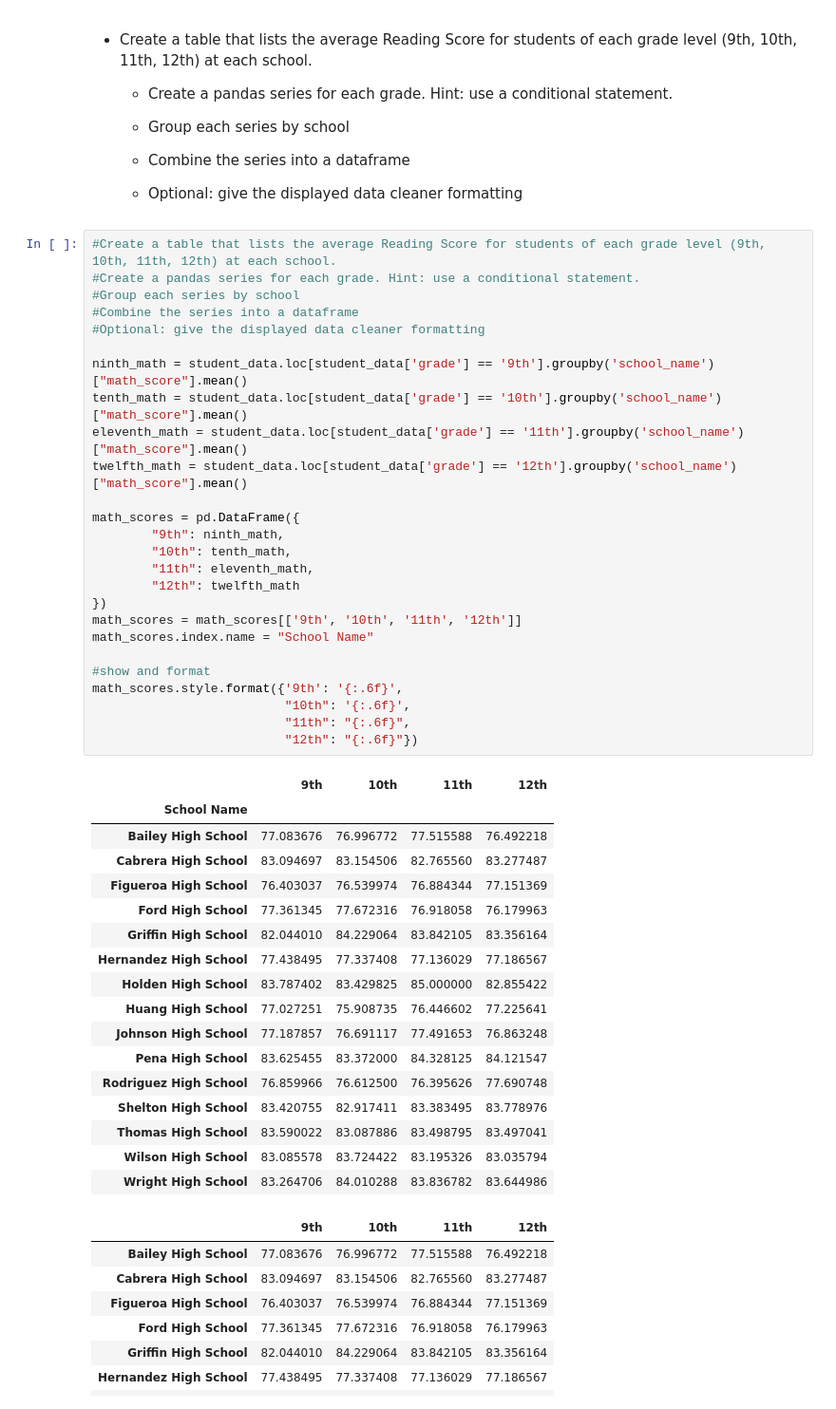
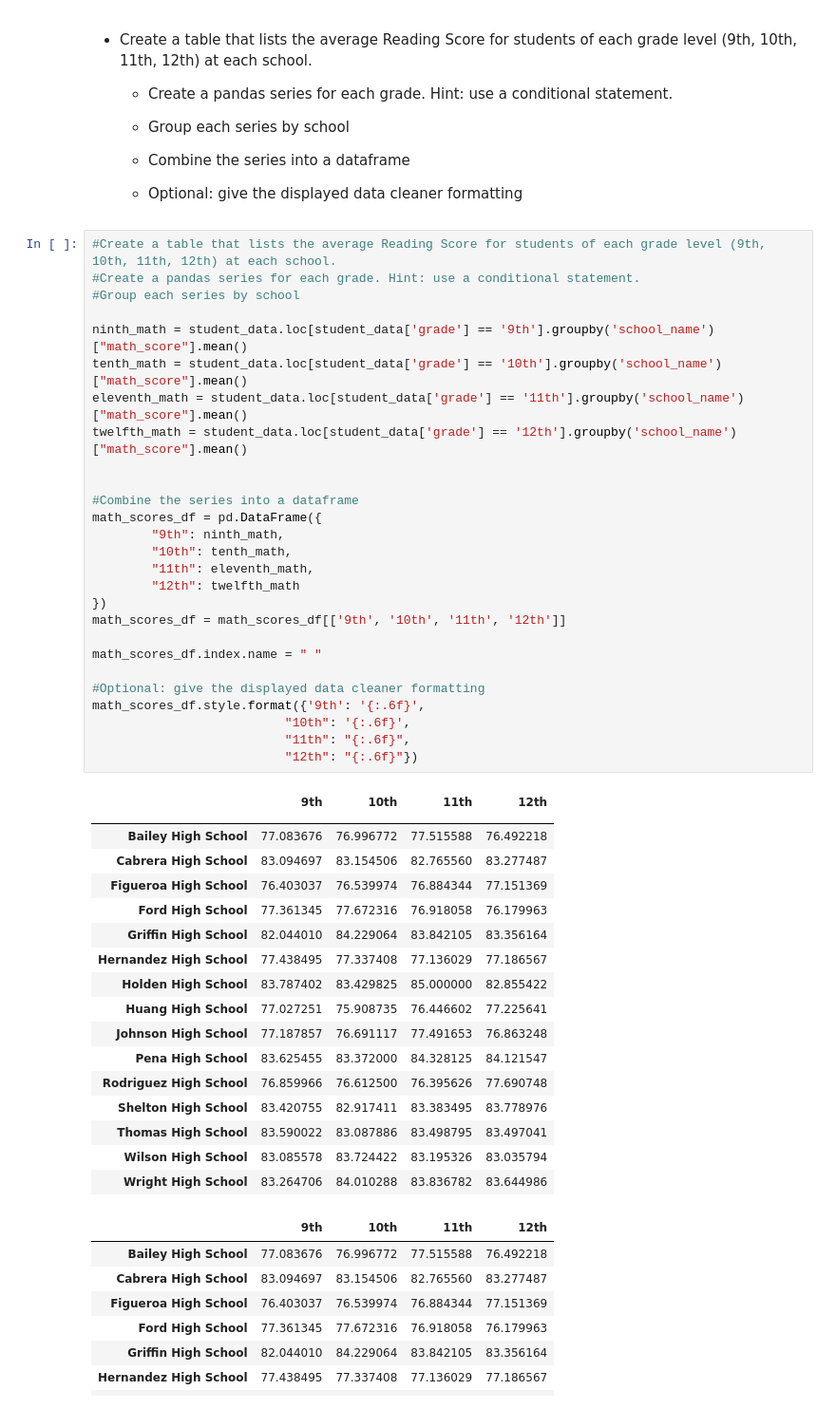
Before and after one commit to CGrant109/Pandas-Challenge, a Jupyter notebook: PyCitySchools/Instructions/PyCitySchools/PyCitySchools_starter.ipynb, the cells around one changed output. Shown at 95% size. Drawn from its saved outputs; the diff is of its cells as text.

```diff
--- a/PyCitySchools/Instructions/PyCitySchools/PyCitySchools_starter.ipynb
+++ b/PyCitySchools/Instructions/PyCitySchools/PyCitySchools_starter.ipynb
@@ -346,32 +344,33 @@ bottom_perform.style.format({'Total Students': '{: }',
 # %%
 #Create a table that lists the average Reading Score for students of each grade level (9th, 10th, 11th, 12th) at each school.
 #Create a pandas series for each grade. Hint: use a conditional statement.
 #Group each series by school
-#Combine the series into a dataframe
-#Optional: give the displayed data cleaner formatting
 
 ninth_math = student_data.loc[student_data['grade'] == '9th'].groupby('school_name')["math_score"].mean()
 tenth_math = student_data.loc[student_data['grade'] == '10th'].groupby('school_name')["math_score"].mean()
 eleventh_math = student_data.loc[student_data['grade'] == '11th'].groupby('school_name')["math_score"].mean()
 twelfth_math = student_data.loc[student_data['grade'] == '12th'].groupby('school_name')["math_score"].mean()
 
-math_scores = pd.DataFrame({
+
+#Combine the series into a dataframe
+math_scores_df = pd.DataFrame({
         "9th": ninth_math,
         "10th": tenth_math,
         "11th": eleventh_math,
         "12th": twelfth_math
 })
-math_scores = math_scores[['9th', '10th', '11th', '12th']]
-math_scores.index.name = "School Name"
+math_scores_df = math_scores_df[['9th', '10th', '11th', '12th']]
 
-#show and format
-math_scores.style.format({'9th': '{:.6f}',
+math_scores_df.index.name = " "
+
+#Optional: give the displayed data cleaner formatting
+math_scores_df.style.format({'9th': '{:.6f}',
                           "10th": '{:.6f}',
                           "11th": "{:.6f}",
                           "12th": "{:.6f}"})
 # %% [output]
 |  | 9th | 10th | 11th | 12th |
-| School Name |  |  |  |  |
+|  |  |  |  |  |
 | Bailey High School | 77.083676 | 76.996772 | 77.515588 | 76.492218 |
 | Cabrera High School | 83.094697 | 83.154506 | 82.765560 | 83.277487 |
 | Figueroa High School | 76.403037 | 76.539974 | 76.884344 | 77.151369 |
```
Also changed, not shown: parts of 7 cells of this notebook, 1 other file.
